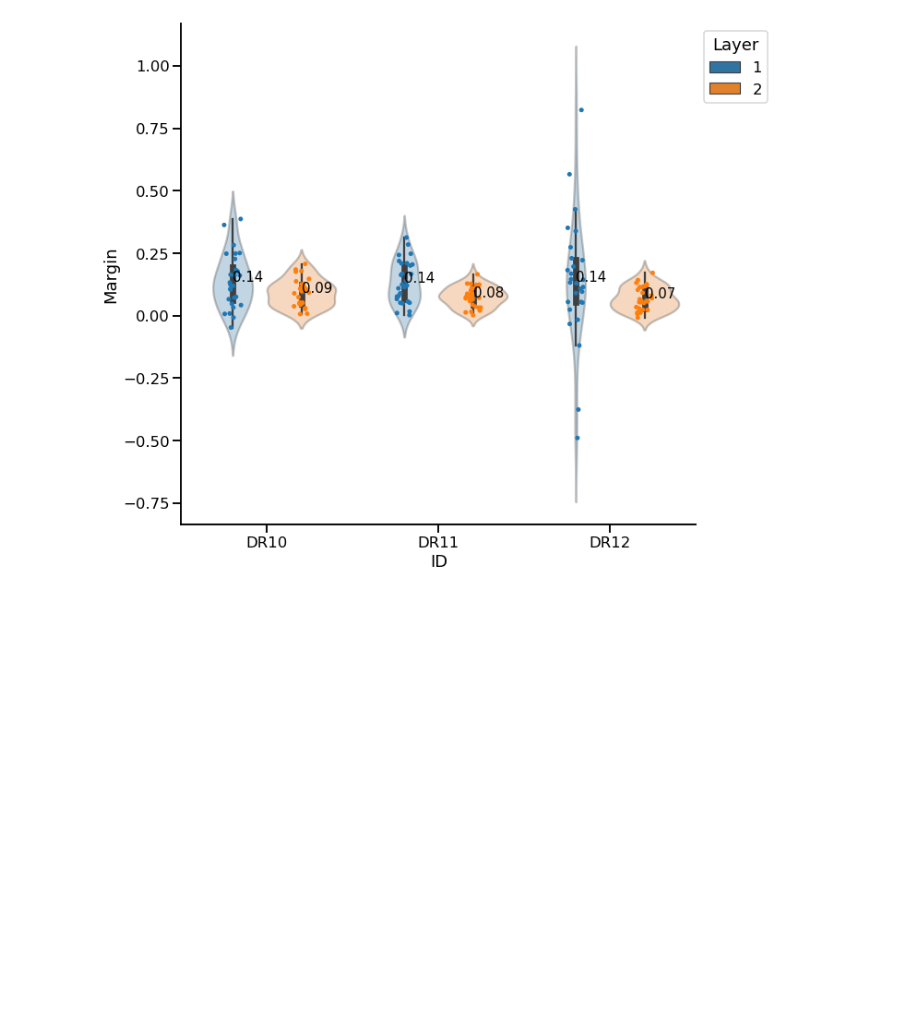
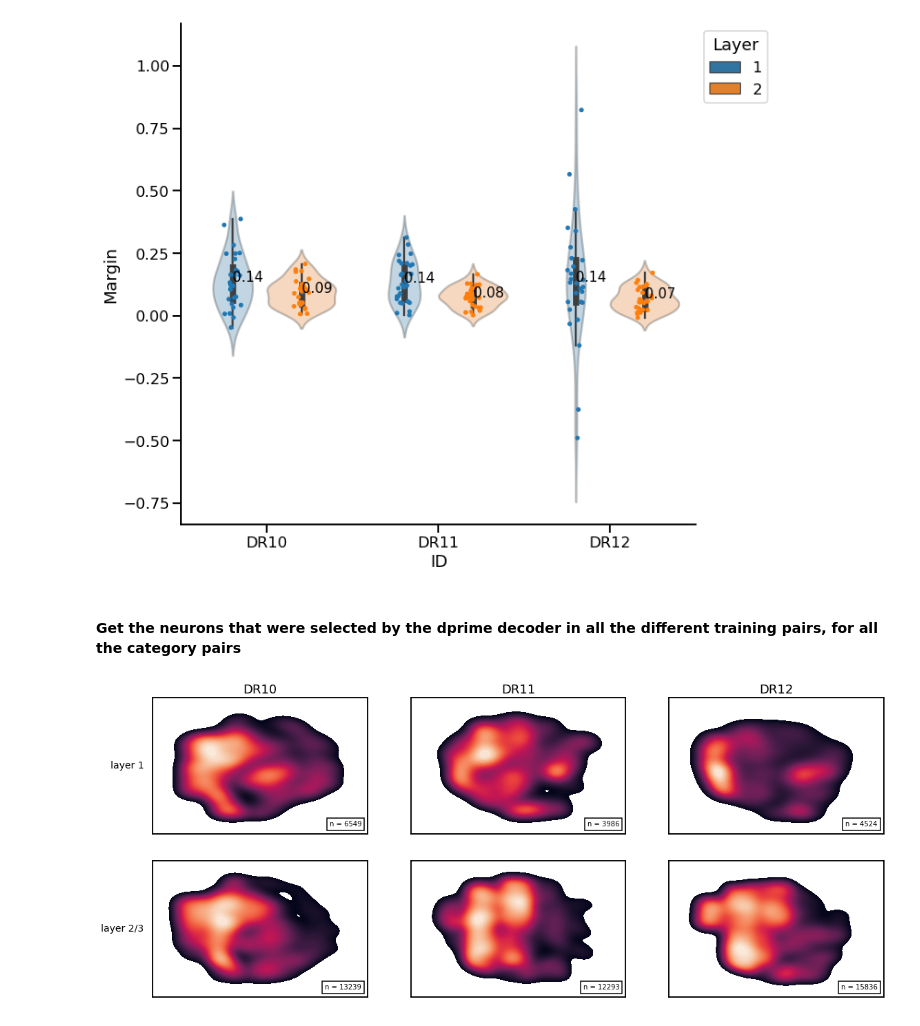
Before and after one commit to NunezKant/Dprime, a Jupyter notebook: PassiveStim/scripts/Minimal load example.ipynb, the cells around one changed output. Drawn from its saved outputs; the diff is of its cells as text; code cells hidden in the pictures; blank space fills up the shorter version.

Commit message:
added neurondensity plots

```diff
--- a/PassiveStim/scripts/Minimal load example.ipynb
+++ b/PassiveStim/scripts/Minimal load example.ipynb
@@ -57,17 +57,19 @@ layers = [1,2]
 for sess in range(len(exp_db)):
     acurracy_per_layer = []
     spop_per_layer = []
+    neurons_per_layer = []
     margin_per_layer = []
     mean_margin_L1 = []
     mean_margin_L2 = []
     Sessions[sess].cats, Sessions[sess].stim_idx, Sessions[sess].nreps = utils.get_stim_class_and_samples_ix(Sessions[sess].subset_stim, n_categories=8, samples_per_cat=4)
     for layer in layers:
-        accuracy, pairs, spops, cat_dict = utils.PairwiseDprimeDecoder(Sessions[sess].neurons_atframes, Sessions[sess].stim_idx, Sessions[sess].iplane, Sessions[sess].cats,
+        accuracy, pairs, spops, cat_dict, selected_neurons = utils.PairwiseDprimeDecoder(Sessions[sess].neurons_atframes, Sessions[sess].stim_idx, Sessions[sess].iplane, Sessions[sess].cats,
                                                                         n_categories = n_categories, n_samples = n_samples, layer = layer , avg_reps = True)
         gen_marg = utils.get_generalization_margings(spops, n_pairs = n_pairs, n_textures = n_samples)
         acurracy_per_layer.append(accuracy)
         spop_per_layer.append(spops)
         margin_per_layer.append(gen_marg)
+        neurons_per_layer.append(selected_neurons)
 
     for pair in range(n_pairs):
         mean_margin_L1.append(utils.get_margin_per_category(margin_per_layer[0],pair,avg=True))
@@ -75,6 +77,7 @@ for sess in range(len(exp_db)):
 
     Sessions[sess].acurracy_per_layer = np.array(acurracy_per_layer)
     Sessions[sess].spop_per_layer = np.array(spop_per_layer)
+    Sessions[sess].dprime_neurons_per_layer = np.array(neurons_per_layer)
     Sessions[sess].margin_per_layer = np.array(margin_per_layer)
     Sessions[sess].mean_margin_L1 = np.array(mean_margin_L1)
     Sessions[sess].mean_margin_L2 = np.array(mean_margin_L2)
@@ -133,3 +136,10 @@ plots.comparisonplot(grouped_data, figsize = (10,10), x="ID", y="Accuracy", hue=
 plots.comparisonplot(grouped_data, figsize = (10,10), x="ID", y="Margin", hue="Layer");
 # %% [output]
 [figure]
+# %% [markdown]
+#### Get the neurons that were selected by the dprime decoder in all the different training pairs, for all the category pairs
+# %%
+ovrl_gen_neu_per_session = utils.get_generalization_neurons(Sessions, n_pairs=28, n_layers=2)
+plots.neurondensity(Sessions,ovrl_gen_neu_per_session)
+# %% [output]
+[figure, added]
```
Also changed, not shown: 2 other files.
